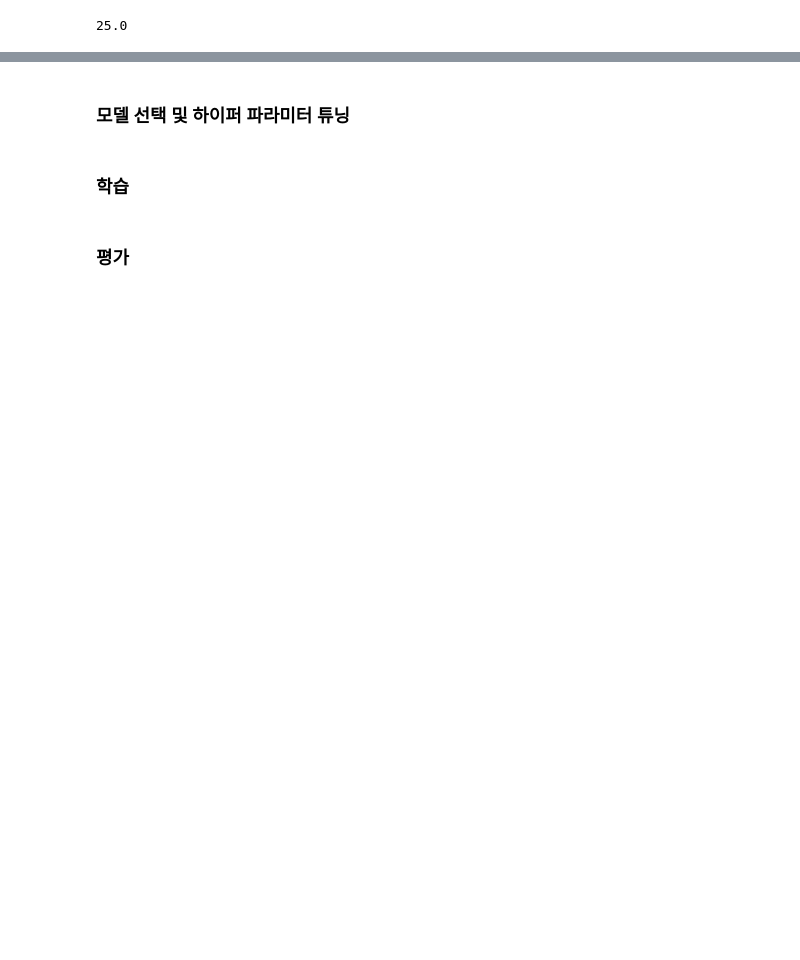
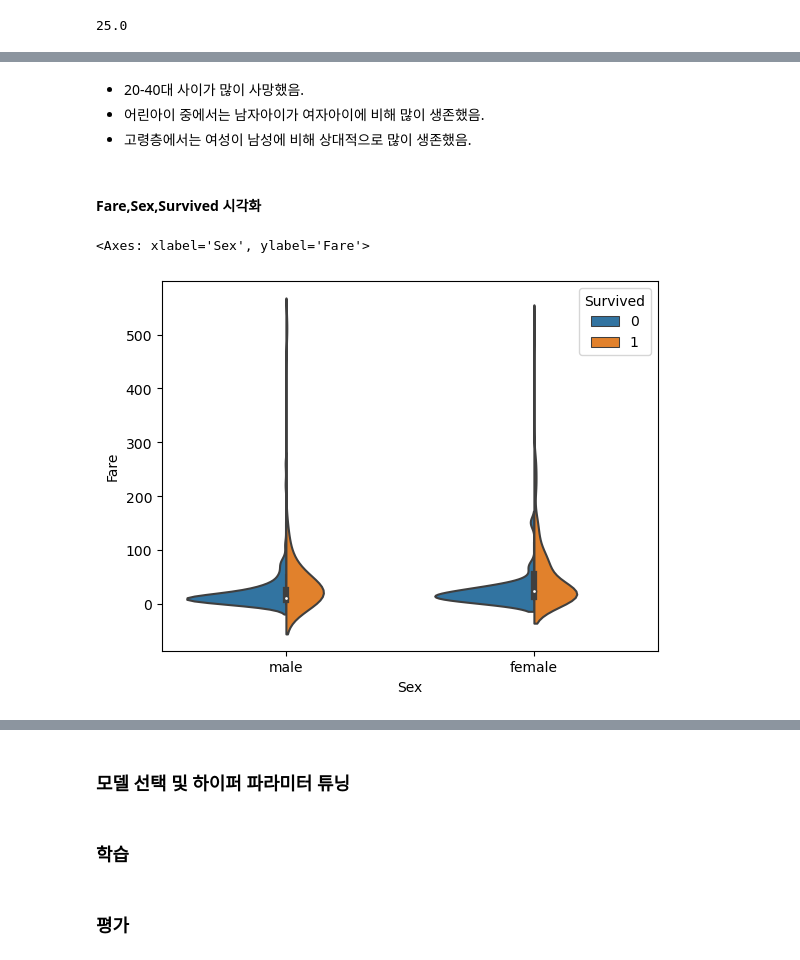
Before and after one commit to pass98/marchin, a Jupyter notebook: Machine_Learning/Ex05.타이타닉실습.ipynb, the cells around one changed output, grey strips where cells are left out. Drawn from its saved outputs; the diff is of its cells as text; code cells hidden in the pictures; blank space fills up the shorter version.

```diff
--- a/Machine_Learning/Ex05.타이타닉실습.ipynb
+++ b/Machine_Learning/Ex05.타이타닉실습.ipynb
@@ -314,0 +604,11 @@ age_table.loc[3, 'male']['Age']
+# %% [markdown]
+- 20-40대 사이가 많이 사망했음.
+- 어린아이 중에서는 남자아이가 여자아이에 비해 많이 생존했음.
+- 고령층에서는 여성이 남성에 비해 상대적으로 많이 생존했음.
+# %% [markdown]
+#### Fare,Sex,Survived 시각화
+# %%
+sns.violinplot(data=train, x='Sex', y='Fare', hue='Survived', split=True)
+# %% [output]
+<Axes: xlabel='Sex', ylabel='Fare'>
+[figure, added]
```
Also changed, not shown: parts of 53 cells of this notebook.
